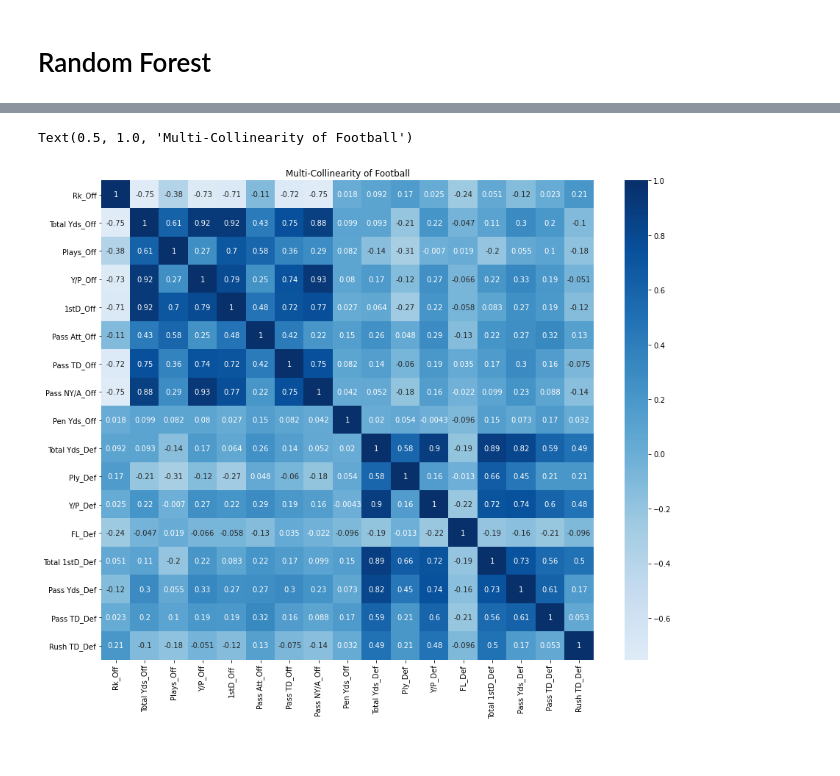
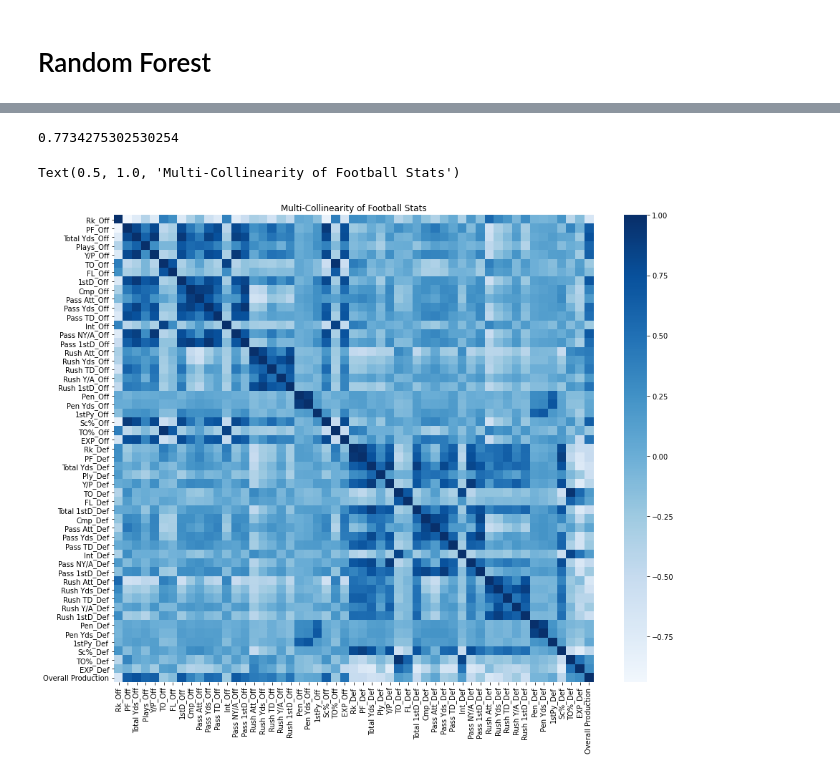
Before and after one commit to BryanWilsonRU/Final_Project, a Jupyter notebook: notebooks/preprocessing.ipynb, the cells around one changed output, grey strips where cells are left out. Saved outputs shown, nothing was run; the diff lists cells and outputs as text; code cells hidden in the pictures.

```diff
--- a/notebooks/preprocessing.ipynb
+++ b/notebooks/preprocessing.ipynb
@@ -10,7 +10,7 @@ from sklearn.ensemble import RandomForestRegressor
 # Displaying df with all columns available
 pd.set_option("display.max_columns",None,"display.max_rows",None)
 # %%
-data_df = pd.read_csv("../Data/Team_Stats/2000-2019_cleaned_data.csv")
+data_df = pd.read_csv("../Data/Team_Stats/2000-2019_cleaned_data2.csv")
 data_df
 # %% [output]
      Year  Rk_Off                  Team  Win  Loss  Games  PF_Off  \
@@ -79,7 +79,8 @@ array([10, 11, 12, 10, 11, 10,  6,  7,  7, 10,  9, 11, 13, 12, 12, 11,  9,
 # "Pen Yds_Off","Total Yds_Def", "Ply_Def","Y/P_Def",
 # "FL_Def","Total 1stD_Def","Pass Yds_Def","Pass TD_Def",
 # "Rush TD_Def"]]
-inputs = data_df.drop(columns=["Team" , "Year", "Win", "Loss", "Games"])
+# inputs = data_df.drop(columns=["Team" , "Year", "Win", "Loss", "Games","Win/Loss_Pct"])
+inputs = data_df[["PF_Off","PF_Def"]]
 feature_names = inputs.columns
 inputs
 # %% [output]
@@ -142,7 +134,11 @@ array([0.55645004, 0.02007184, 0.01579298, 0.0081139 , 0.01401066,
+# %%
+regressor.score(x_test, y_test)
+# %% [output]
+0.7734275302530254
 # %%
 fig, ax = plt.subplots(figsize=(15,12))
-sns.heatmap(inputs.corr(), center=0, cmap="Blues",annot=True)
+sns.heatmap(inputs.corr(), center=0, cmap="Blues")#annot=True
 ax.set_title("Multi-Collinearity of Football Stats")
 # %% [output]
-Text(0.5, 1.0, 'Multi-Collinearity of Football')
+Text(0.5, 1.0, 'Multi-Collinearity of Football Stats')
-[figure, old version]
+[figure, new version]
```
Also changed, not shown: parts of 6 cells of this notebook.
